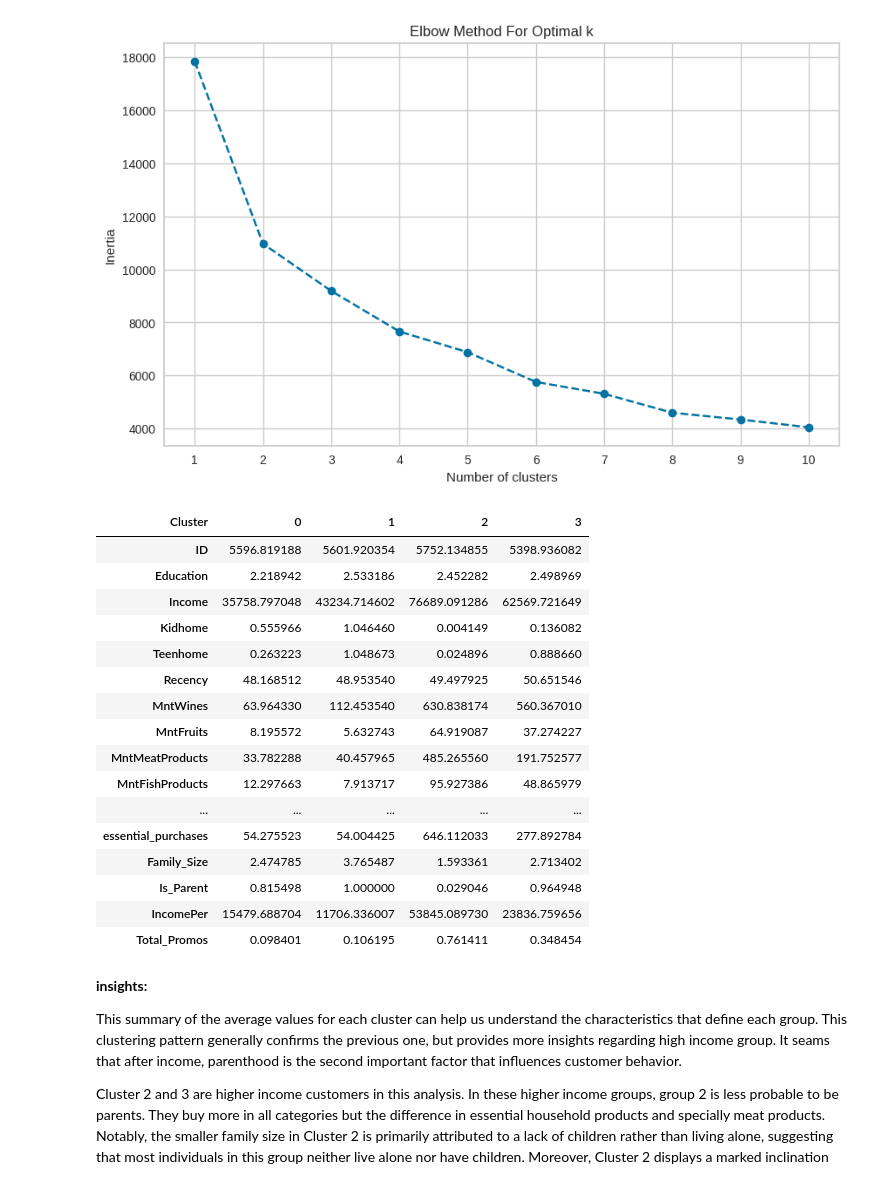
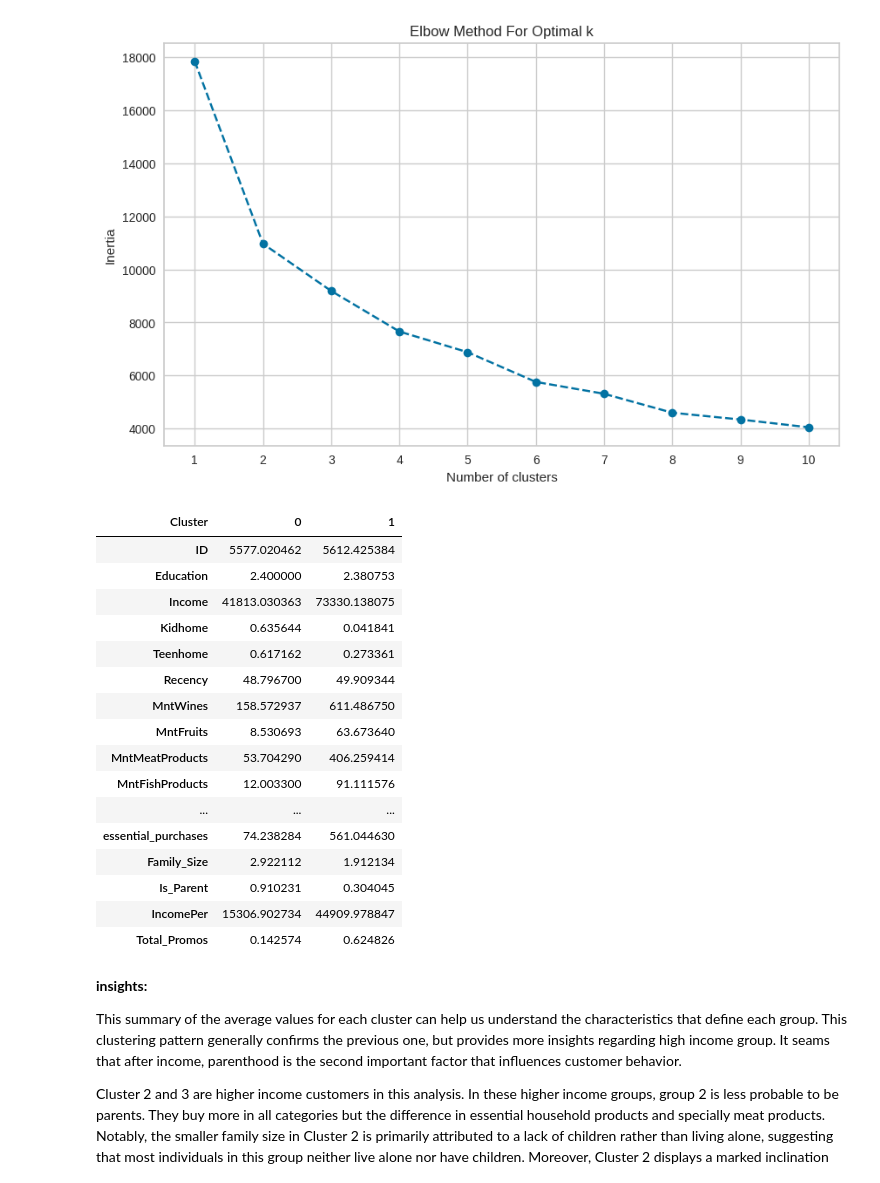
Before and after one commit to Mobusshar/data-mining-project-msc-oulu-2024, a Jupyter notebook: main_code.ipynb, the cells around one changed output. Saved outputs shown, nothing was run; the diff lists cells and outputs as text; code cells hidden in the pictures.

```diff
--- a/main_code.ipynb
+++ b/main_code.ipynb
@@ -882,32 +882,32 @@ plt.show()
 # %%
 # Proceeding with K-means clustering using 4 clusters
 kmeans_final = KMeans(n_clusters=4, random_state=42)
 kmeans_final.fit(MLdata02)
 
 # Assigning the clusters to the original data
-df01['Cluster'] = kmeans_final.labels_
+#df01['Cluster'] = kmeans_final.labels_
 
 # Analyzing the characteristics of each cluster
 cluster_summary = df01.groupby('Cluster').mean(numeric_only=True)
 cluster_summary.T
 # %% [output]
-| Cluster | 0 | 1 | 2 | 3 |
-| ID | 5596.819188 | 5601.920354 | 5752.134855 | 5398.936082 |
-| Education | 2.218942 | 2.533186 | 2.452282 | 2.498969 |
-| Income | 35758.797048 | 43234.714602 | 76689.091286 | 62569.721649 |
-| Kidhome | 0.555966 | 1.046460 | 0.004149 | 0.136082 |
-| Teenhome | 0.263223 | 1.048673 | 0.024896 | 0.888660 |
-| Recency | 48.168512 | 48.953540 | 49.497925 | 50.651546 |
-| MntWines | 63.964330 | 112.453540 | 630.838174 | 560.367010 |
-| MntFruits | 8.195572 | 5.632743 | 64.919087 | 37.274227 |
-| MntMeatProducts | 33.782288 | 40.457965 | 485.265560 | 191.752577 |
-| MntFishProducts | 12.297663 | 7.913717 | 95.927386 | 48.865979 |
-| ... | ... | ... | ... | ... |
-| essential_purchases | 54.275523 | 54.004425 | 646.112033 | 277.892784 |
-| Family_Size | 2.474785 | 3.765487 | 1.593361 | 2.713402 |
-| Is_Parent | 0.815498 | 1.000000 | 0.029046 | 0.964948 |
-| IncomePer | 15479.688704 | 11706.336007 | 53845.089730 | 23836.759656 |
-| Total_Promos | 0.098401 | 0.106195 | 0.761411 | 0.348454 |
+| Cluster | 0 | 1 |
+| ID | 5577.020462 | 5612.425384 |
+| Education | 2.400000 | 2.380753 |
+| Income | 41813.030363 | 73330.138075 |
+| Kidhome | 0.635644 | 0.041841 |
+| Teenhome | 0.617162 | 0.273361 |
+| Recency | 48.796700 | 49.909344 |
+| MntWines | 158.572937 | 611.486750 |
+| MntFruits | 8.530693 | 63.673640 |
+| MntMeatProducts | 53.704290 | 406.259414 |
+| MntFishProducts | 12.003300 | 91.111576 |
+| ... | ... | ... |
+| essential_purchases | 74.238284 | 561.044630 |
+| Family_Size | 2.922112 | 1.912134 |
+| Is_Parent | 0.910231 | 0.304045 |
+| IncomePer | 15306.902734 | 44909.978847 |
+| Total_Promos | 0.142574 | 0.624826 |
 # %% [markdown]
 **insights:**
 
```
Also changed, not shown: parts of 6 cells of this notebook, 1 other file.
